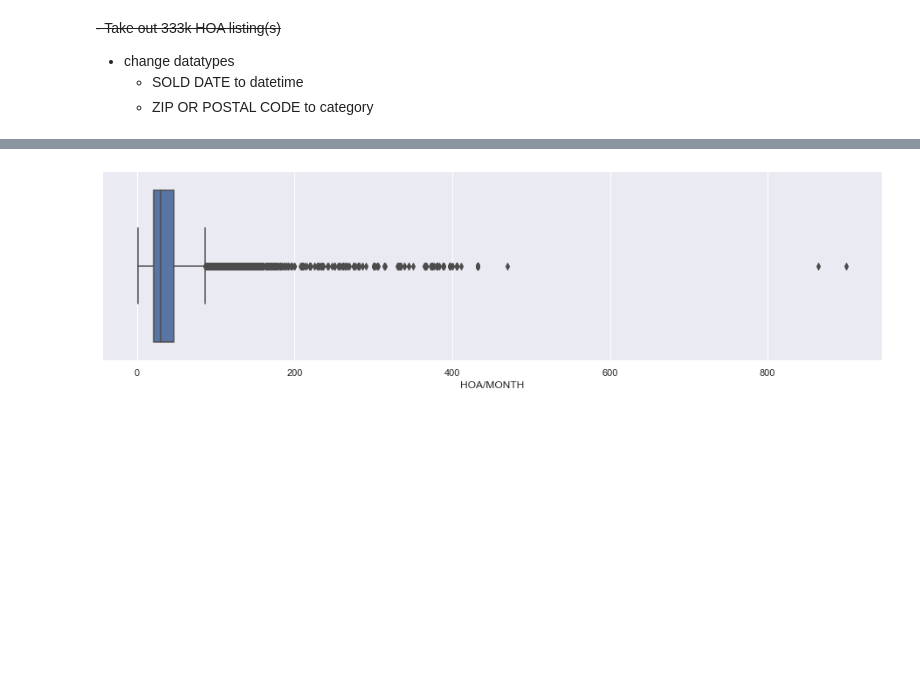
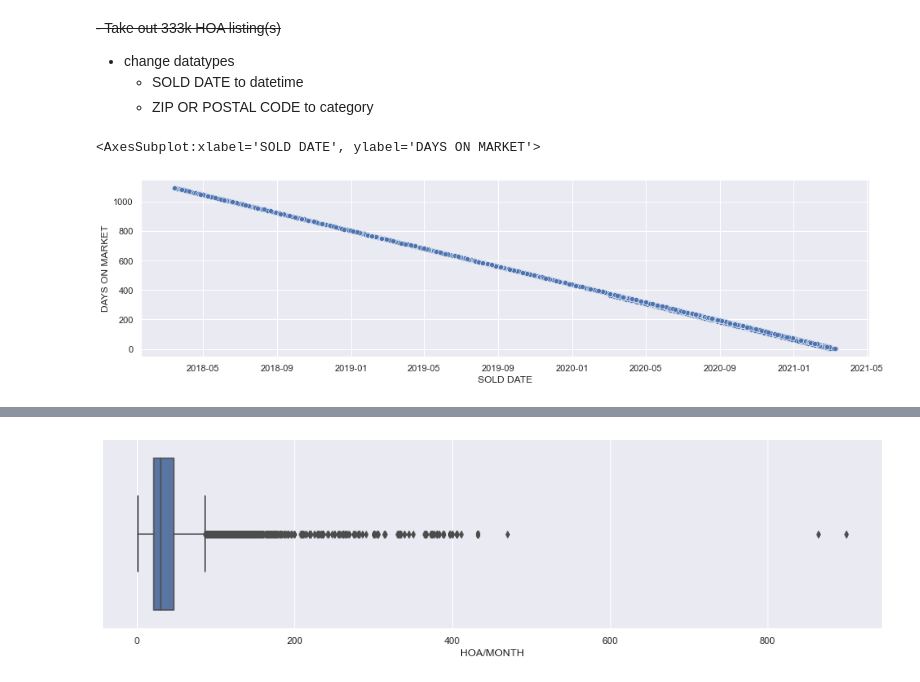
Before and after one commit to randallb15/PredictingSAHomeValues, a Jupyter notebook: EDA.ipynb, the cells around one changed output, grey strips where cells are left out. Drawn from its saved outputs; the diff is of its cells as text; code cells hidden in the pictures; blank space fills up the shorter version.

```diff
--- a/EDA.ipynb
+++ b/EDA.ipynb
@@ -48,3 +48,11 @@ memory usage: 8.0+ MB
     - ZIP OR POSTAL CODE to category
 # %%
 df.drop(205,inplace=True)
+# %%
+x_plot = df['SOLD DATE']
+x_plot = pd.to_datetime(x_plot)
+y_plot = df['DAYS ON MARKET']
+sns.scatterplot(data=df, x=x_plot, y=y_plot)
+# %% [output]
+<AxesSubplot:xlabel='SOLD DATE', ylabel='DAYS ON MARKET'>
+[figure, added]
```
Also changed, not shown: parts of 1 cell of this notebook, 2 other files.
